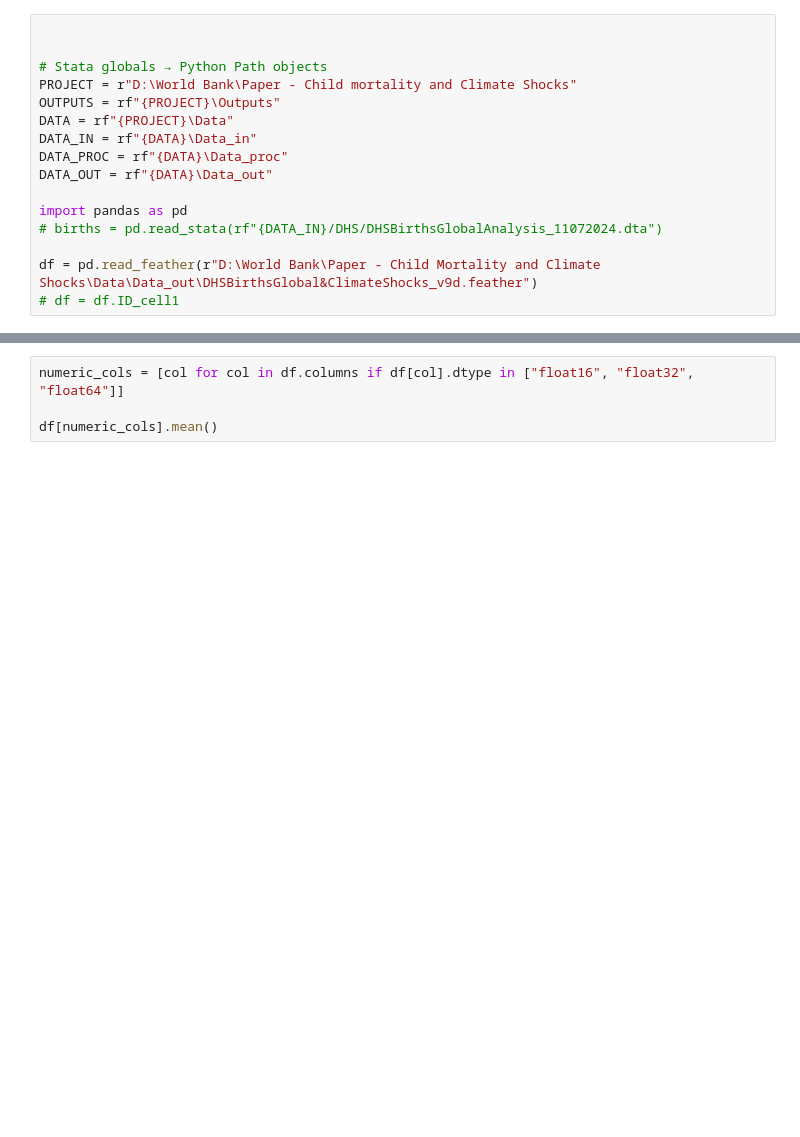
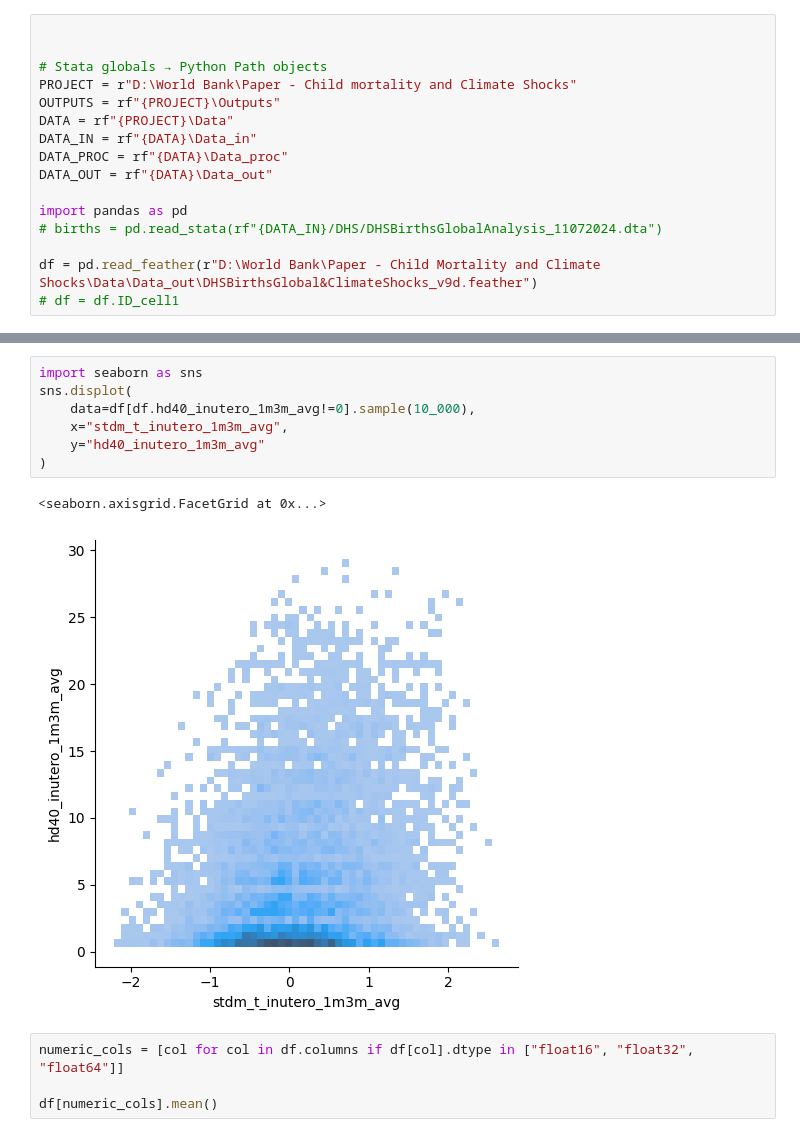
Before and after one commit to Queeno11/Child-mortality-and-Climate-Shocks, a Jupyter notebook: debug.ipynb, the cells around one changed output, grey strips where cells are left out. Saved outputs shown, nothing was run; the diff lists cells and outputs as text; blank space fills up the shorter version.

```diff
--- a/debug.ipynb
+++ b/debug.ipynb
@@ -75,3 +67,13 @@ Name: count, Length: 141597, dtype: int64
+# %%
+import seaborn as sns
+sns.displot(
+    data=df[df.hd40_inutero_1m3m_avg!=0].sample(10_000),
+    x="stdm_t_inutero_1m3m_avg",
+    y="hd40_inutero_1m3m_avg"
+)
+# %% [output]
+<seaborn.axisgrid.FacetGrid at 0x...>
+[figure, added]
 # %%
 numeric_cols = [col for col in df.columns if df[col].dtype in ["float16", "float32", "float64"]]
 
```
Also changed, not shown: parts of 7 cells of this notebook, 2 other files.
